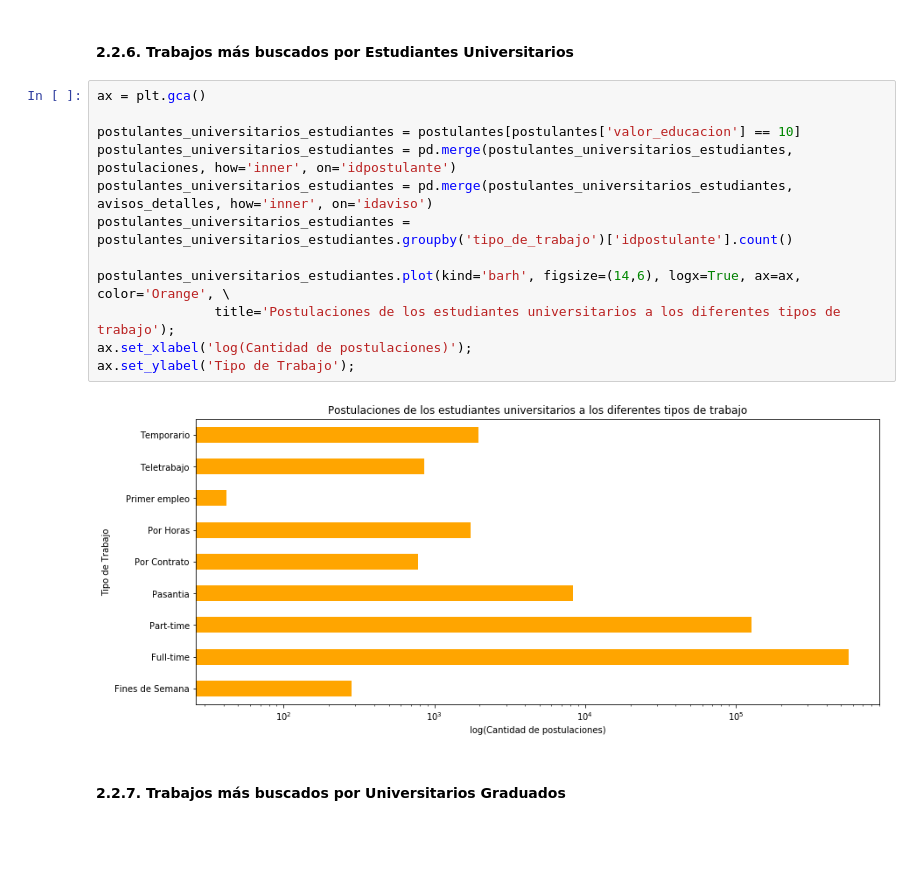
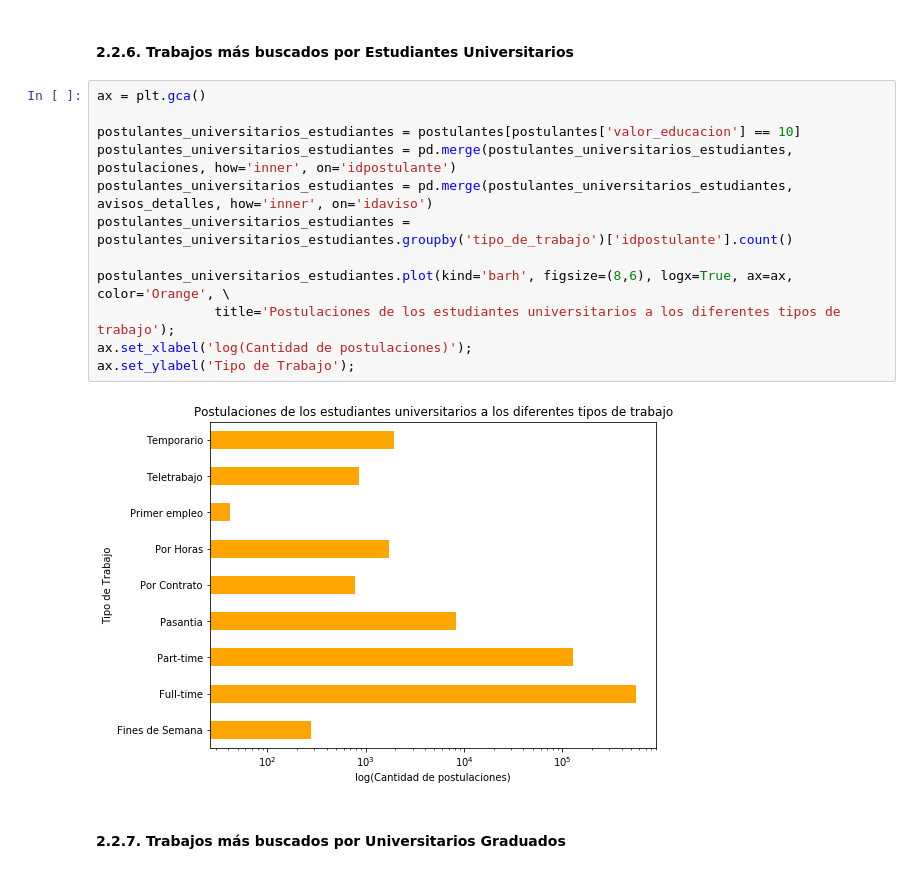
Before and after one commit to PRPablo/dataJobSearches, a Jupyter notebook: exploratoryAnalysis/exploratoryAnalysis.ipynb, the cells around one changed output. Saved outputs shown, nothing was run; the diff lists cells and outputs as text; blank space fills up the shorter version.

```diff
--- a/exploratoryAnalysis/exploratoryAnalysis.ipynb
+++ b/exploratoryAnalysis/exploratoryAnalysis.ipynb
@@ -270,17 +271,17 @@ ax.set_ylabel('Nombre del area');
 # %%
 ax = plt.gca()
 
 postulantes_universitarios_estudiantes = postulantes[postulantes['valor_educacion'] == 10]
 postulantes_universitarios_estudiantes = pd.merge(postulantes_universitarios_estudiantes, postulaciones, how='inner', on='idpostulante')
 postulantes_universitarios_estudiantes = pd.merge(postulantes_universitarios_estudiantes, avisos_detalles, how='inner', on='idaviso')
 postulantes_universitarios_estudiantes = postulantes_universitarios_estudiantes.groupby('tipo_de_trabajo')['idpostulante'].count()
 
-postulantes_universitarios_estudiantes.plot(kind='barh', figsize=(14,6), logx=True, ax=ax, color='Orange', \
+postulantes_universitarios_estudiantes.plot(kind='barh', figsize=(8,6), logx=True, ax=ax, color='Orange', \
                title='Postulaciones de los estudiantes universitarios a los diferentes tipos de trabajo');
 ax.set_xlabel('log(Cantidad de postulaciones)');
 ax.set_ylabel('Tipo de Trabajo');
 # %% [output]
-[figure, old version]
+[figure, new version]
 # %% [markdown]
 #### 2.2.7. Trabajos más buscados por Universitarios Graduados
 # %%
```
Also changed, not shown: parts of 10 cells of this notebook.
